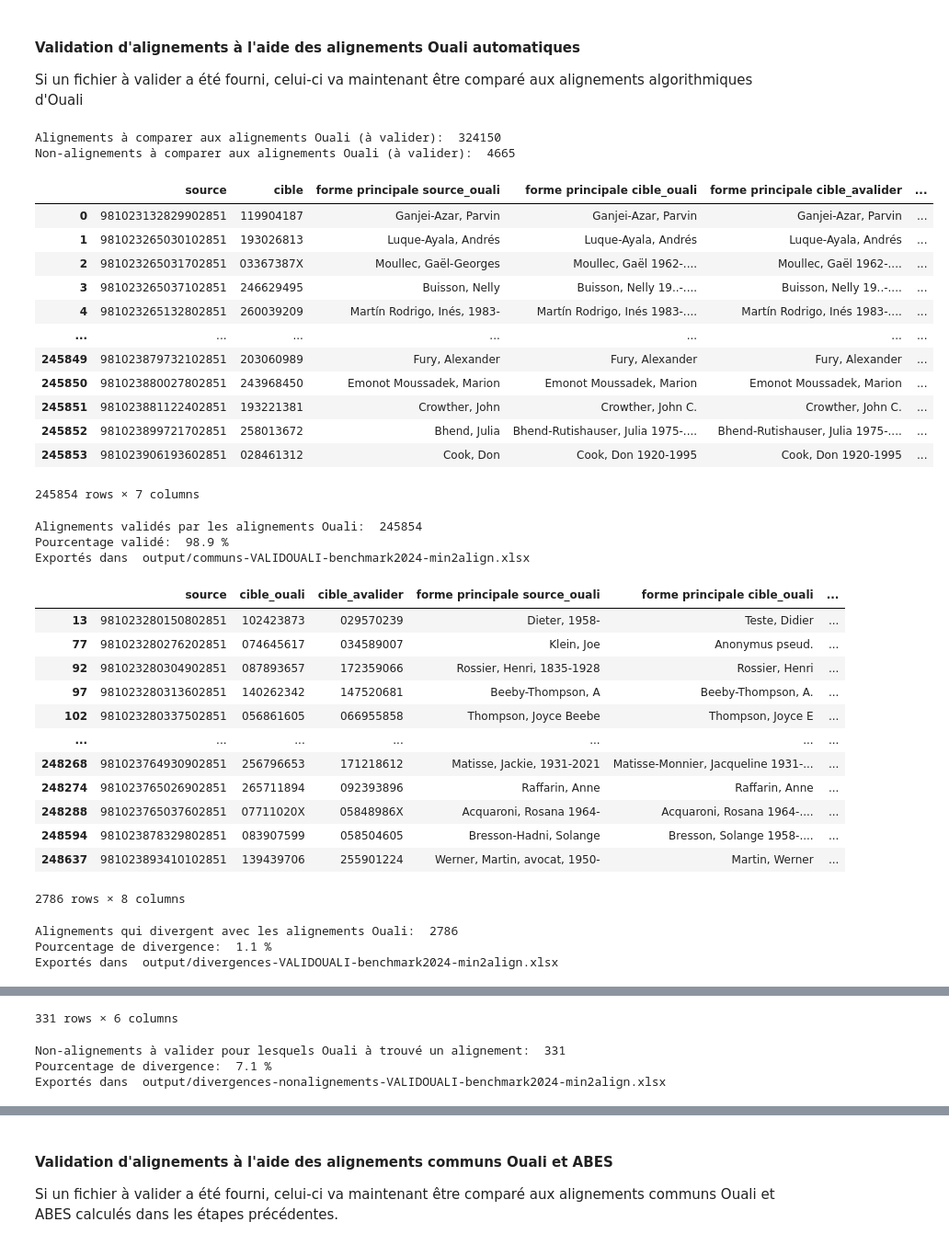
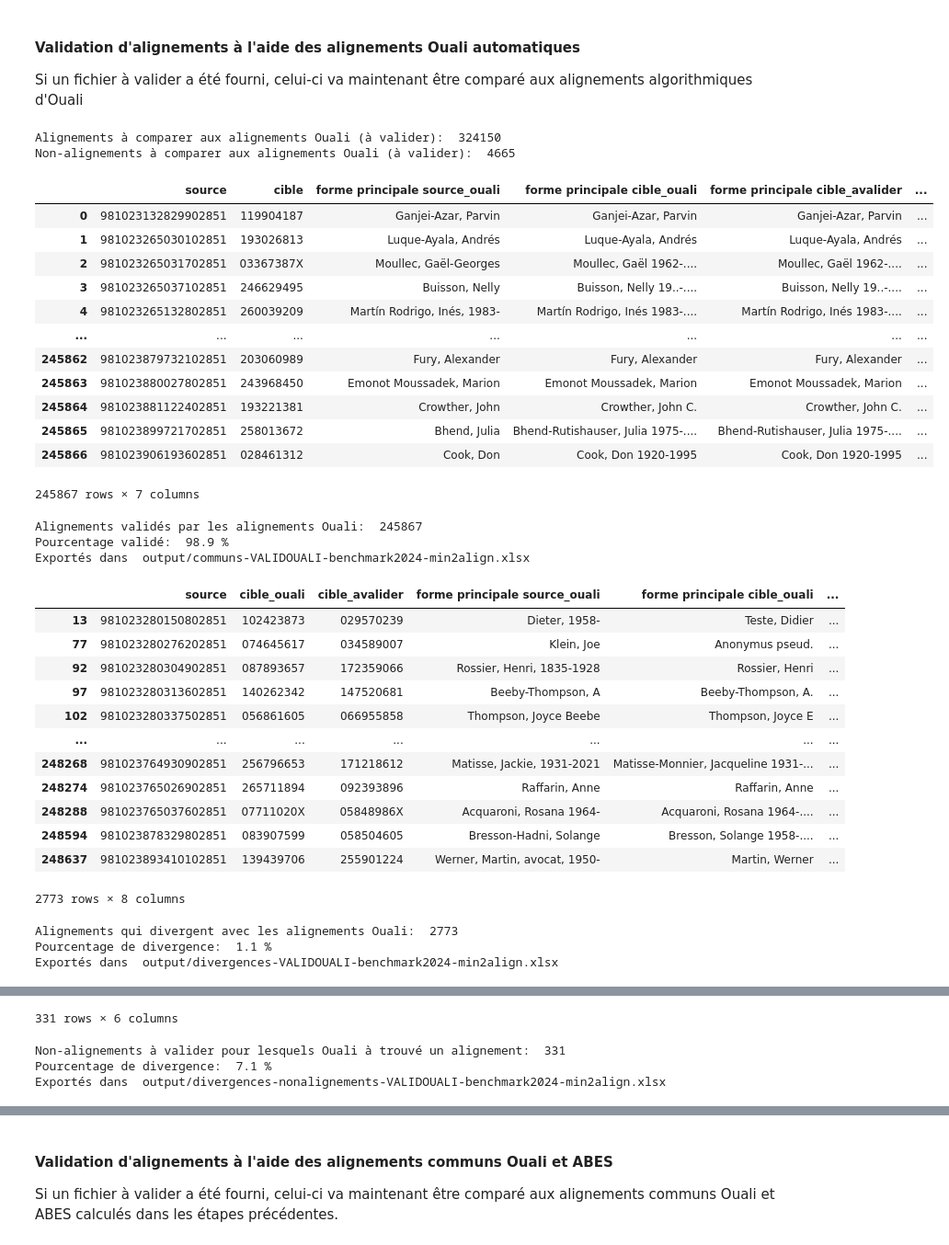
Before and after one commit to timtomch/ouali-benchmark, a Jupyter notebook: Ouali-benchmark-2024.ipynb, the cells around one changed output, grey strips where cells are left out. Shown at 92% size. Saved outputs shown, nothing was run; the diff lists cells and outputs as text; code cells hidden in the pictures.

```diff
--- a/Ouali-benchmark-2024.ipynb
+++ b/Ouali-benchmark-2024.ipynb
@@ -134,7 +135,7 @@ if not common_alignments_file:
     outfile = output_folder + '/' + common_noalign_file + '-ABES-' + set_name
     if output_type == 'xlsx':
         outfile = outfile + '.xlsx'
-        common_source_noalign_abes.to_excel(outfile,columns=['source'],encoding="UTF-8",index=False)
+        common_source_noalign_abes.to_excel(outfile,columns=['source'],index=False)
     else:
         outfile = outfile + '.csv'
         common_source_noalign_abes.to_csv(outfile,columns=['source'],encoding="UTF-8",index=False)
@@ -188,8 +189,12 @@ Si un fichier à valider a été fourni, celui-ci va maintenant être comparé a
 # %%
 if ouali_to_validate_file and not ouali_align.empty:
     to_validate = pd.read_csv(ouali_to_validate_file, sep='\t', dtype = str)
-    to_validate['source'] = to_validate['id source']
-    to_validate['cible'] = to_validate['id cible']
+
+    # Pour simplifier les manipulations, on copie les colonnes source et cible
+    # On tente aussi d'en retirer certains caractères spéciaux qui pourraient fausser la comparaison.
+    to_remove_pattern = re.compile(r'[\u2000-\u206F\u2E00-\u2E7F\u3000-\u303F]')
+    to_validate['source'] = to_validate['id source'].str.replace(to_remove_pattern, '', regex=True).str.strip()
+    to_validate['cible'] = to_validate['id cible'].str.replace(to_remove_pattern, '', regex=True).str.strip()
     to_validate['method'] = to_validate["décision d'alignement"]
     to_validate_align = to_validate.query("cible.notna() and not cible == '\"rnv-nz-auth-atc\"'").copy()
     to_validate_no_align = to_validate.query("cible.isna() and not cible == '\"rnv-nz-auth-atc\"' and not method == 'auto'").copy()
@@ -226,40 +231,40 @@ if ouali_to_validate_file and not ouali_align.empty:
     print("Alignements qui divergent avec les alignements Ouali: ", len(divergences_to_validate))
     print("Pourcentage de divergence: ", round(len(divergences_to_validate)/len(common_source_validated)*100,1), "%")
     print("Exportés dans ", outfile)
 
     # Non-alignements pour lesquels Ouali a trouvé un alignement
 
     outfile = output_folder + '/' + div_noalign_file + '-VALIDOUALI-' + set_name
     div_nonalign_to_validate = pd.merge(ouali_align, to_validate_no_align, how="inner", on='source', suffixes=("_ouali", "_avalider"), copy=True)
     display(div_nonalign_to_validate[['source','cible_ouali', 'forme principale source_ouali', 'forme principale cible_ouali', "décision d'alignement_avalider", 'arbitre_avalider']])
 
     if output_type == 'xlsx':
         outfile = outfile + '.xlsx'
         div_nonalign_to_validate.to_excel(outfile,columns=['source','cible_ouali', 'forme principale source_ouali', 'forme principale cible_ouali', "décision d'alignement_avalider", 'arbitre_avalider'],index=False)
     else:
         outfile = outfile + '.csv'
         div_nonalign_to_validate.to_csv(outfile,columns=['source','cible_ouali', 'forme principale source_ouali', 'forme principale cible_ouali', "décision d'alignement_avalider", 'arbitre_avalider'],encoding="UTF-8",index=False)
 
     print("Non-alignements à valider pour lesquels Ouali à trouvé un alignement: ", len(div_nonalign_to_validate))
     print("Pourcentage de divergence: ", round(len(div_nonalign_to_validate)/len(to_validate_no_align)*100,1), "%")
     print("Exportés dans ", outfile)
 # %% [output]
 Alignements à comparer aux alignements Ouali (à valider):  324150
 Non-alignements à comparer aux alignements Ouali (à valider):  4665
 |  | source | cible | forme principale source_ouali | forme principale cible_ouali | forme principale cible_avalider | ... |
 | 0 | 981023132829902851 | 119904187 | Ganjei-Azar, Parvin | Ganjei-Azar, Parvin | Ganjei-Azar, Parvin | ... |
 | 1 | 981023265030102851 | 193026813 | Luque-Ayala, Andrés | Luque-Ayala, Andrés | Luque-Ayala, Andrés | ... |
 | 2 | 981023265031702851 | 03367387X | Moullec, Gaël-Georges | Moullec, Gaël 1962-.... | Moullec, Gaël 1962-.... | ... |
 | 3 | 981023265037102851 | 246629495 | Buisson, Nelly | Buisson, Nelly 19..-.... | Buisson, Nelly 19..-.... | ... |
 | 4 | 981023265132802851 | 260039209 | Martín Rodrigo, Inés, 1983- | Martín Rodrigo, Inés 1983-.... | Martín Rodrigo, Inés 1983-.... | ... |
 | ... | ... | ... | ... | ... | ... | ... |
-| 245849 | 981023879732102851 | 203060989 | Fury, Alexander | Fury, Alexander | Fury, Alexander | ... |
-| 245850 | 981023880027802851 | 243968450 | Emonot Moussadek, Marion | Emonot Moussadek, Marion | Emonot Moussadek, Marion | ... |
-| 245851 | 981023881122402851 | 193221381 | Crowther, John | Crowther, John C. | Crowther, John C. | ... |
-| 245852 | 981023899721702851 | 258013672 | Bhend, Julia | Bhend-Rutishauser, Julia 1975-.... | Bhend-Rutishauser, Julia 1975-.... | ... |
-| 245853 | 981023906193602851 | 028461312 | Cook, Don | Cook, Don 1920-1995 | Cook, Don 1920-1995 | ... |
+| 245862 | 981023879732102851 | 203060989 | Fury, Alexander | Fury, Alexander | Fury, Alexander | ... |
+| 245863 | 981023880027802851 | 243968450 | Emonot Moussadek, Marion | Emonot Moussadek, Marion | Emonot Moussadek, Marion | ... |
+| 245864 | 981023881122402851 | 193221381 | Crowther, John | Crowther, John C. | Crowther, John C. | ... |
+| 245865 | 981023899721702851 | 258013672 | Bhend, Julia | Bhend-Rutishauser, Julia 1975-.... | Bhend-Rutishauser, Julia 1975-.... | ... |
+| 245866 | 981023906193602851 | 028461312 | Cook, Don | Cook, Don 1920-1995 | Cook, Don 1920-1995 | ... |
-245854 rows × 7 columns
+245867 rows × 7 columns
-Alignements validés par les alignements Ouali:  245854
+Alignements validés par les alignements Ouali:  245867
 Pourcentage validé:  98.9 %
 Exportés dans  output/communs-VALIDOUALI-benchmark2024-min2align.xlsx
 |  | source | cible_ouali | cible_avalider | forme principale source_ouali | forme principale cible_ouali | ... |
@@ -274,8 +279,8 @@ Exportés dans  output/communs-VALIDOUALI-benchmark2024-min2align.xlsx
 | 248288 | 981023765037602851 | 07711020X | 05848986X | Acquaroni, Rosana 1964- | Acquaroni, Rosana 1964-.... | ... |
 | 248594 | 981023878329802851 | 083907599 | 058504605 | Bresson-Hadni, Solange | Bresson, Solange 1958-.... | ... |
 | 248637 | 981023893410102851 | 139439706 | 255901224 | Werner, Martin, avocat, 1950- | Martin, Werner | ... |
-2786 rows × 8 columns
+2773 rows × 8 columns
-Alignements qui divergent avec les alignements Ouali:  2786
+Alignements qui divergent avec les alignements Ouali:  2773
 Pourcentage de divergence:  1.1 %
 Exportés dans  output/divergences-VALIDOUALI-benchmark2024-min2align.xlsx
 |  | source | cible_ouali | forme principale source_ouali | forme principale cible_ouali | décision d'alignement_avalider | ... |
```
Also changed, not shown: parts of 3 cells of this notebook.
